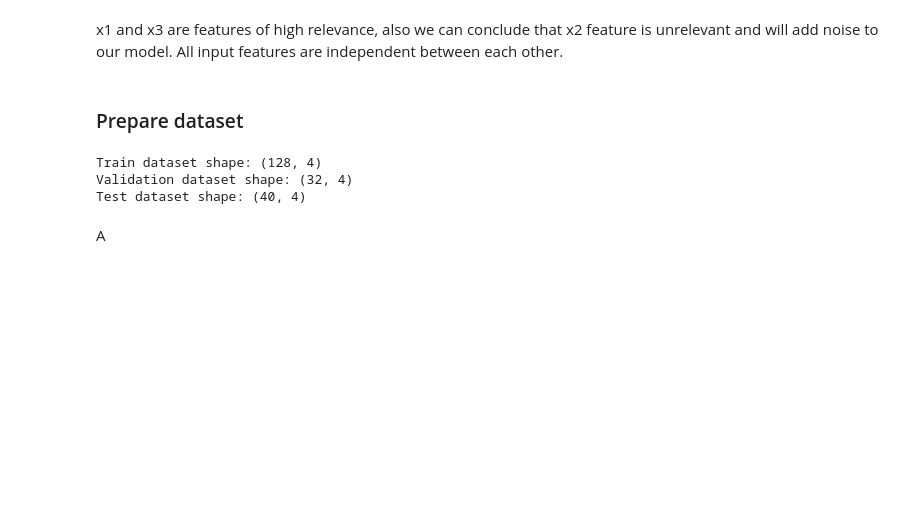
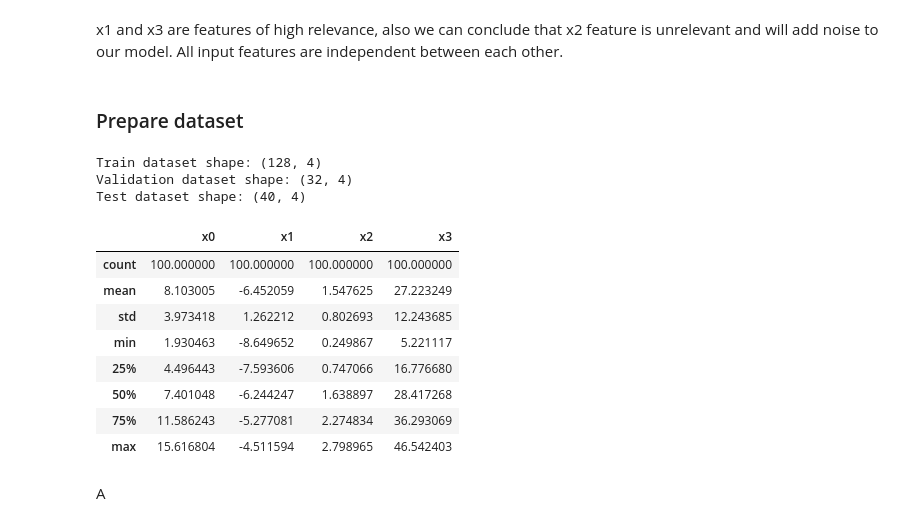
Before and after one commit to mateopolancecofficial/DeepLearningProjects, a Jupyter notebook: Regression/VineyardExploration.ipynb, the cells around one changed output. Cells and saved outputs as stored; diff of their text form; code cells hidden in the pictures; blank space fills up the shorter version.

Commit message:
Create new data function.

```diff
--- a/Regression/VineyardExploration.ipynb
+++ b/Regression/VineyardExploration.ipynb
@@ -266,11 +266,46 @@ print("Test dataset shape: {}".format(dataset['x_test'].shape))
 Train dataset shape: (128, 4)
 Validation dataset shape: (32, 4)
 Test dataset shape: (40, 4)
-# %%
-def cause_relevant_features():
-  """
-  Cause new data on relevant features (x1, x3) based on calculated statistics.
-  """
+# %%
+def cause_relevant_features(df: pd.DataFrame, features: list, f_ranges: list):
+  """
+  Cause new data on relevant features (x1, x3) based on calculated statistics.
+  :param df:          input pandas DataFrame
+  :param f_ranges:    list of input features names
+  :return new_df:     pandas DataFrame with new data
+  """
+
+  new_data = {}
+
+  for idx in range(len(features)):
+
+    std = df[features[idx]].std()
+    mean = df[features[idx]].mean()
+
+    data_range = [mean - (1.5 * std), mean + (1.5 * std)]
+
+    new_data[features[idx]] = np.random.uniform(data_range[0], data_range[1], f_ranges[1]).reshape(f_ranges[1], 1).tolist()
+
+  new_df = pd.DataFrame.from_dict(new_data)
+
+  for fidx in range(len(features)):
+    new_df[features[fidx]] = new_df[features[fidx]].map(lambda x: x[0])
+
+  return new_df
+# %%
+f_ranges = [1, 100]
+new_data = cause_relevant_features(df, features, f_ranges)
+new_data.describe()
+# %% [output]
+|  | x0 | x1 | x2 | x3 |
+| count | 100.000000 | 100.000000 | 100.000000 | 100.000000 |
+| mean | 8.103005 | -6.452059 | 1.547625 | 27.223249 |
+| std | 3.973418 | 1.262212 | 0.802693 | 12.243685 |
+| min | 1.930463 | -8.649652 | 0.249867 | 5.221117 |
+| 25% | 4.496443 | -7.593606 | 0.747066 | 16.776680 |
+| 50% | 7.401048 | -6.244247 | 1.638897 | 28.417268 |
+| 75% | 11.586243 | -5.277081 | 2.274834 | 36.293069 |
+| max | 15.616804 | -4.511594 | 2.798965 | 46.542403 |
 # %%
 from sklearn.neighbors import KNeighborsRegressor
 
```
Also changed, not shown: parts of 1 cell of this notebook.
